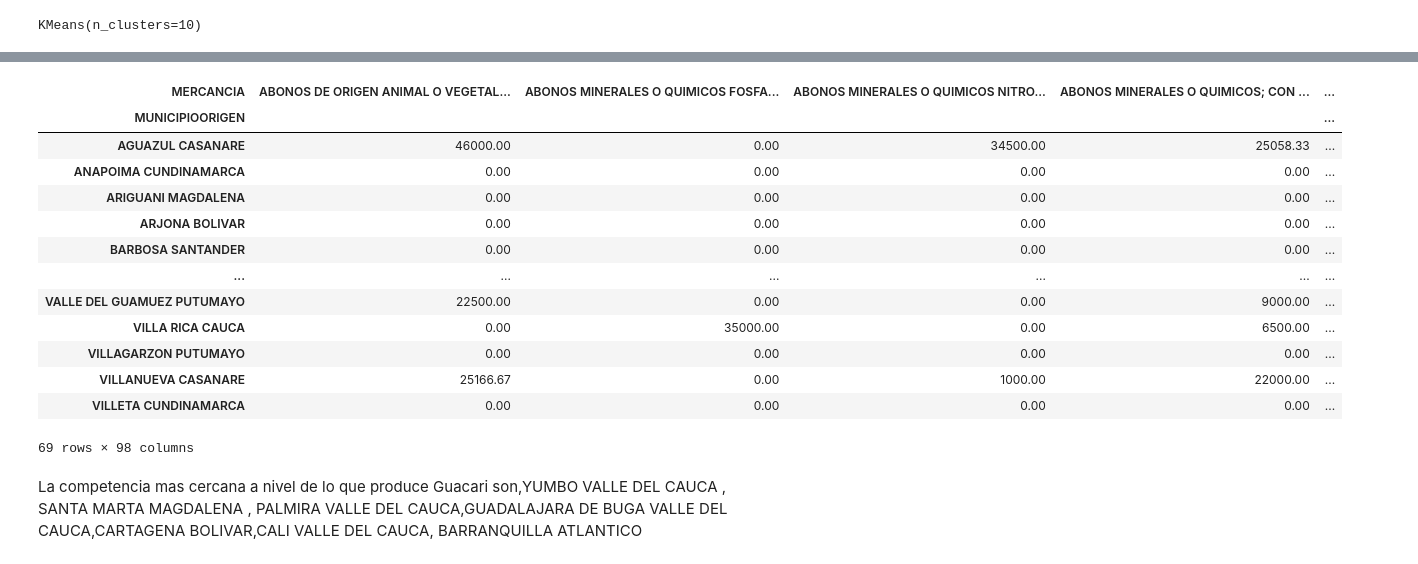
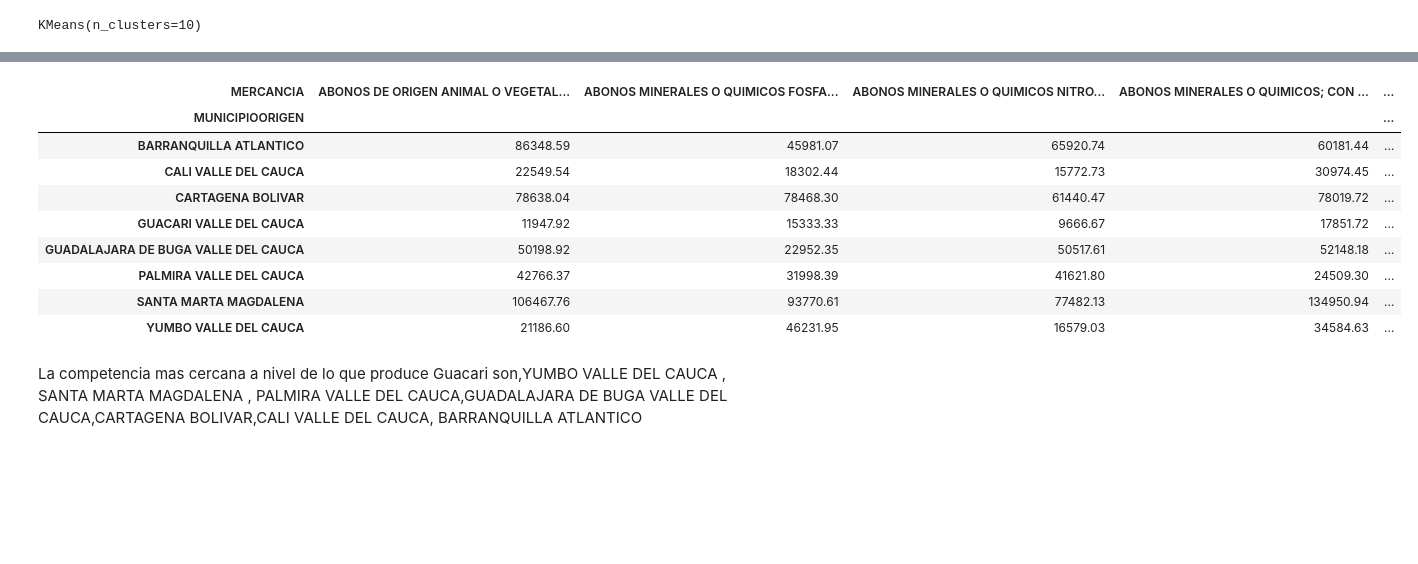
Before and after one commit to marioggil/Clases_MinticPlatzi, a Jupyter notebook: Codigo/Agregacion/ComercioGuacari.ipynb, the cells around one changed output, grey strips where cells are left out. Drawn from its saved outputs; the diff is of its cells as text; code cells hidden in the pictures; blank space fills up the shorter version.

```diff
--- a/Codigo/Agregacion/ComercioGuacari.ipynb
+++ b/Codigo/Agregacion/ComercioGuacari.ipynb
@@ -0,0 +41,11 @@
+# %%
+def SufijoColumna(Data,suf):
+    """Le pone sufijos a el nombre de una columna
+    Data: str
+    suf : str
+    """
+    i=Data
+    final=[]
+    for c in i:
+        final.append(c+suf)
+    return final
@@ -349,5 +401,8 @@ CodigosTot=set(CodigosTot)
 # %%
 def BuscadorCod(num):
+    """Devuelve un 1 si esta entre los valores evaluados
+    num: int
+    """
     if num in CodigosTot:
         Temp=1
     else:
@@ -442,4 +503,4 @@ KMeans(n_clusters=10)
 # %%
 A5["GroupPCA"]=kmeans.labels_
 # %%
-A5.loc['GUACARI VALLE DEL CAUCA']
+GrupoNew=A5.loc['GUACARI VALLE DEL CAUCA']["GroupPCA"]
@@ -460,19 +507,15 @@ Name: GUACARI VALLE DEL CAUCA, Length: 98, dtype: float64
 # %%
-A5[A5["GroupPCA"]==3.0]
+A5[A5["GroupPCA"]==GrupoNew]
 # %% [output]
 | MERCANCIA | ABONOS DE ORIGEN ANIMAL O VEGETAL... | ABONOS MINERALES O QUIMICOS FOSFA... | ABONOS MINERALES O QUIMICOS NITRO... | ABONOS MINERALES O QUIMICOS; CON ... | ... |
 | MUNICIPIOORIGEN |  |  |  |  | ... |
-| AGUAZUL CASANARE | 46000.00 | 0.00 | 34500.00 | 25058.33 | ... |
-| ANAPOIMA CUNDINAMARCA | 0.00 | 0.00 | 0.00 | 0.00 | ... |
-| ARIGUANI MAGDALENA | 0.00 | 0.00 | 0.00 | 0.00 | ... |
-| ARJONA BOLIVAR | 0.00 | 0.00 | 0.00 | 0.00 | ... |
-| BARBOSA SANTANDER | 0.00 | 0.00 | 0.00 | 0.00 | ... |
-| ... | ... | ... | ... | ... | ... |
-| VALLE DEL GUAMUEZ PUTUMAYO | 22500.00 | 0.00 | 0.00 | 9000.00 | ... |
-| VILLA RICA CAUCA | 0.00 | 35000.00 | 0.00 | 6500.00 | ... |
-| VILLAGARZON PUTUMAYO | 0.00 | 0.00 | 0.00 | 0.00 | ... |
-| VILLANUEVA CASANARE | 25166.67 | 0.00 | 1000.00 | 22000.00 | ... |
-| VILLETA CUNDINAMARCA | 0.00 | 0.00 | 0.00 | 0.00 | ... |
+| BARRANQUILLA ATLANTICO | 86348.59 | 45981.07 | 65920.74 | 60181.44 | ... |
+| CALI VALLE DEL CAUCA | 22549.54 | 18302.44 | 15772.73 | 30974.45 | ... |
+| CARTAGENA BOLIVAR | 78638.04 | 78468.30 | 61440.47 | 78019.72 | ... |
+| GUACARI VALLE DEL CAUCA | 11947.92 | 15333.33 | 9666.67 | 17851.72 | ... |
+| GUADALAJARA DE BUGA VALLE DEL CAUCA | 50198.92 | 22952.35 | 50517.61 | 52148.18 | ... |
+| PALMIRA VALLE DEL CAUCA | 42766.37 | 31998.39 | 41621.80 | 24509.30 | ... |
+| SANTA MARTA MAGDALENA | 106467.76 | 93770.61 | 77482.13 | 134950.94 | ... |
+| YUMBO VALLE DEL CAUCA | 21186.60 | 46231.95 | 16579.03 | 34584.63 | ... |
-69 rows × 98 columns
 # %% [markdown]
 La competencia mas cercana a nivel de lo que produce Guacari son,YUMBO VALLE DEL CAUCA	, SANTA MARTA MAGDALENA	, PALMIRA VALLE DEL CAUCA,GUADALAJARA DE BUGA VALLE DEL CAUCA,CARTAGENA BOLIVAR,CALI VALLE DEL CAUCA, BARRANQUILLA ATLANTICO
```
Also changed, not shown: parts of 38 cells of this notebook, 16 other files.
